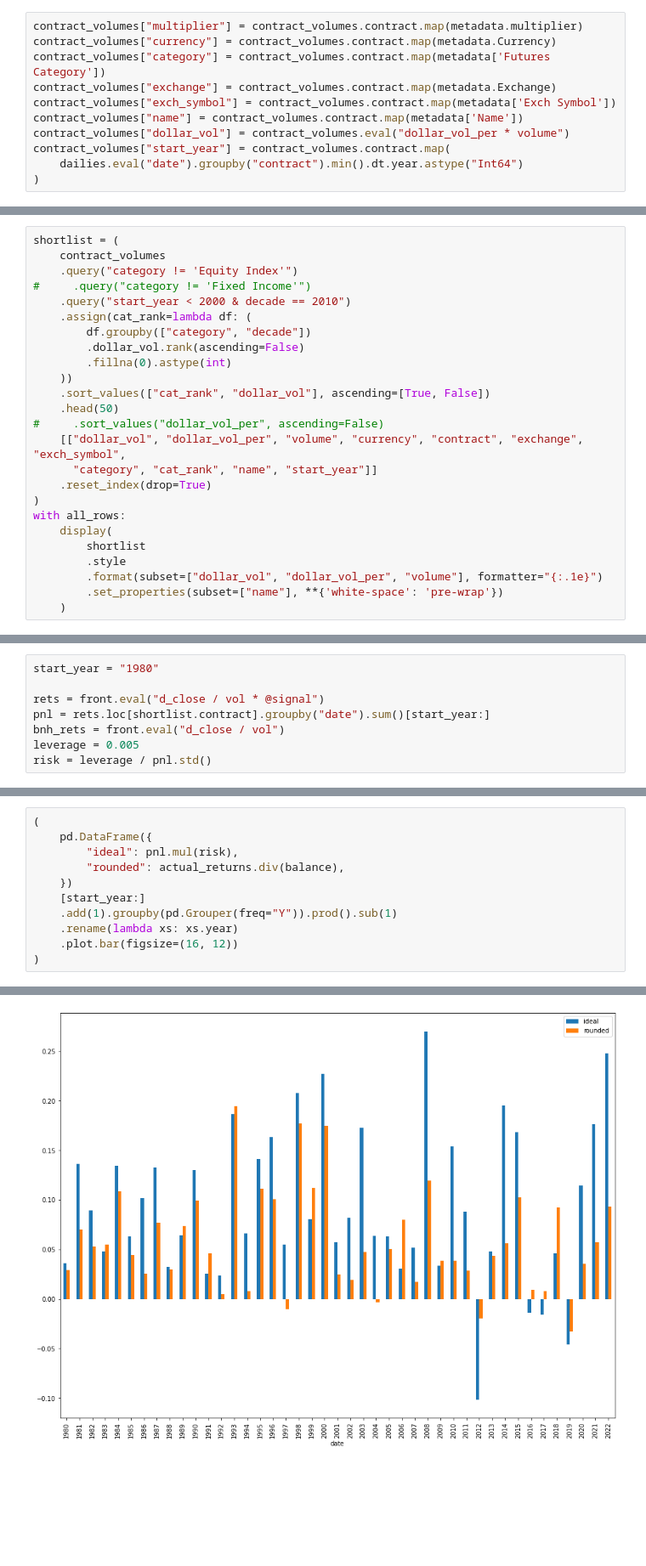
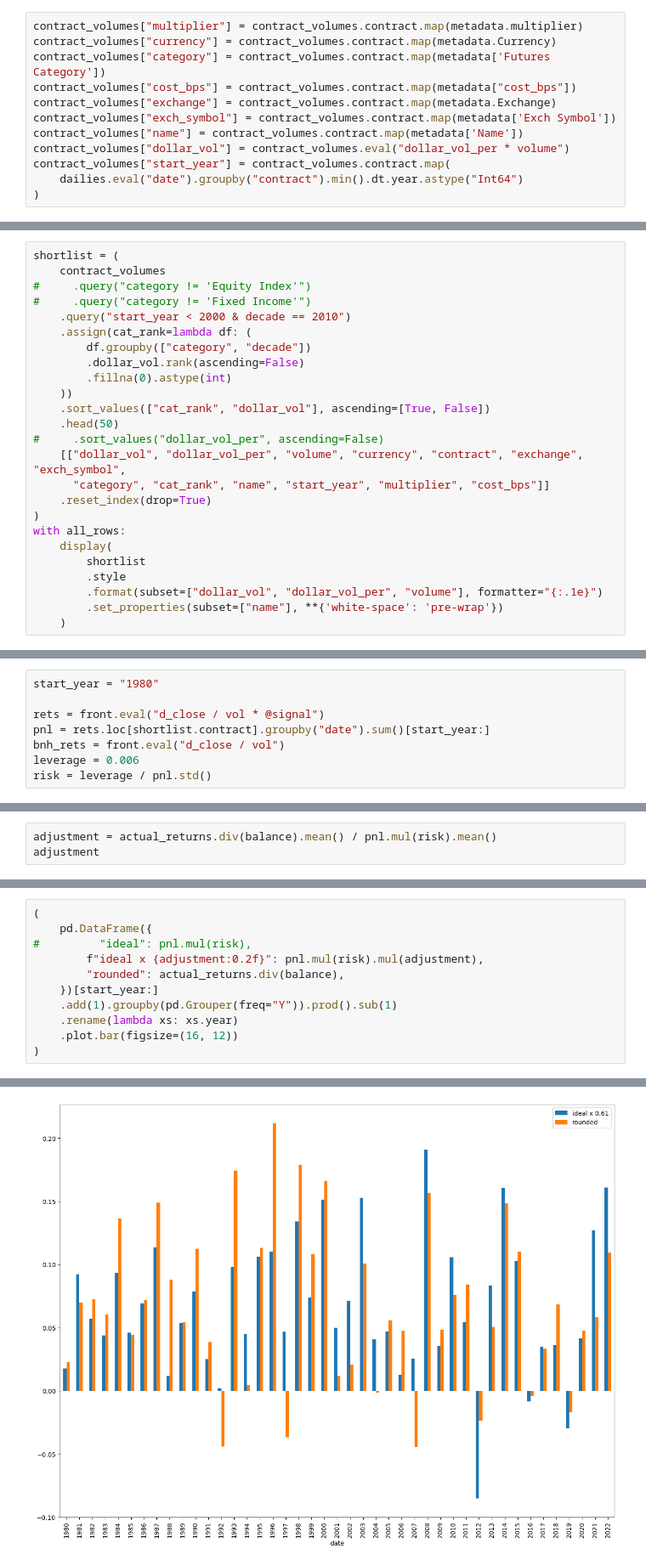
Before and after one commit to chiaolun/trend_following, a Jupyter notebook: analysis.ipynb, the cells around one changed output, grey strips where cells are left out. Shown: that part at 85% size. Drawn from its saved outputs; the diff is of its cells as text; blank space fills up the shorter version.

```diff
--- a/analysis.ipynb
+++ b/analysis.ipynb
@@ -183,6 +242,7 @@ time: 667 ms (started: 2022-07-12 15:40:49 +08:00)
 contract_volumes["multiplier"] = contract_volumes.contract.map(metadata.multiplier)
 contract_volumes["currency"] = contract_volumes.contract.map(metadata.Currency)
 contract_volumes["category"] = contract_volumes.contract.map(metadata['Futures Category'])
+contract_volumes["cost_bps"] = contract_volumes.contract.map(metadata["cost_bps"])
 contract_volumes["exchange"] = contract_volumes.contract.map(metadata.Exchange)
 contract_volumes["exch_symbol"] = contract_volumes.contract.map(metadata['Exch Symbol'])
 contract_volumes["name"] = contract_volumes.contract.map(metadata['Name'])
@@ -195,7 +253,7 @@ time: 252 ms (started: 2022-07-12 15:40:49 +08:00)
 # %%
 shortlist = (
     contract_volumes
-    .query("category != 'Equity Index'")
+#     .query("category != 'Equity Index'")
 #     .query("category != 'Fixed Income'")
     .query("start_year < 2000 & decade == 2010")
     .assign(cat_rank=lambda df: (
@@ -207,7 +265,7 @@ shortlist = (
     .head(50)
 #     .sort_values("dollar_vol_per", ascending=False)
     [["dollar_vol", "dollar_vol_per", "volume", "currency", "contract", "exchange", "exch_symbol",
-      "category", "cat_rank", "name", "start_year"]]
+      "category", "cat_rank", "name", "start_year", "multiplier", "cost_bps"]]
     .reset_index(drop=True)
 )
 with all_rows:
@@ -408,5 +446,5 @@ start_year = "1980"
 rets = front.eval("d_close / vol * @signal")
 pnl = rets.loc[shortlist.contract].groupby("date").sum()[start_year:]
 bnh_rets = front.eval("d_close / vol")
-leverage = 0.005
+leverage = 0.006
 risk = leverage / pnl.std()
@@ -815,0 +814,3 @@ time: 2.56 s (started: 2022-07-12 15:41:50 +08:00)
+# %%
+adjustment = actual_returns.div(balance).mean() / pnl.mul(risk).mean()
+adjustment
@@ -830,10 +852,10 @@ time: 336 ms (started: 2022-07-12 15:41:52 +08:00)
 # %%
 (
     pd.DataFrame({
-        "ideal": pnl.mul(risk),
+#         "ideal": pnl.mul(risk),
+        f"ideal x {adjustment:0.2f}": pnl.mul(risk).mul(adjustment),
         "rounded": actual_returns.div(balance),
-    })
-    [start_year:]
+    })[start_year:]
     .add(1).groupby(pd.Grouper(freq="Y")).prod().sub(1)
     .rename(lambda xs: xs.year)
     .plot.bar(figsize=(16, 12))
@@ -843 +865 @@ time: 336 ms (started: 2022-07-12 15:41:52 +08:00)
-[figure, old version]
+[figure, new version]
```
Also changed, not shown: parts of 71 cells of this notebook, 1 other file.
